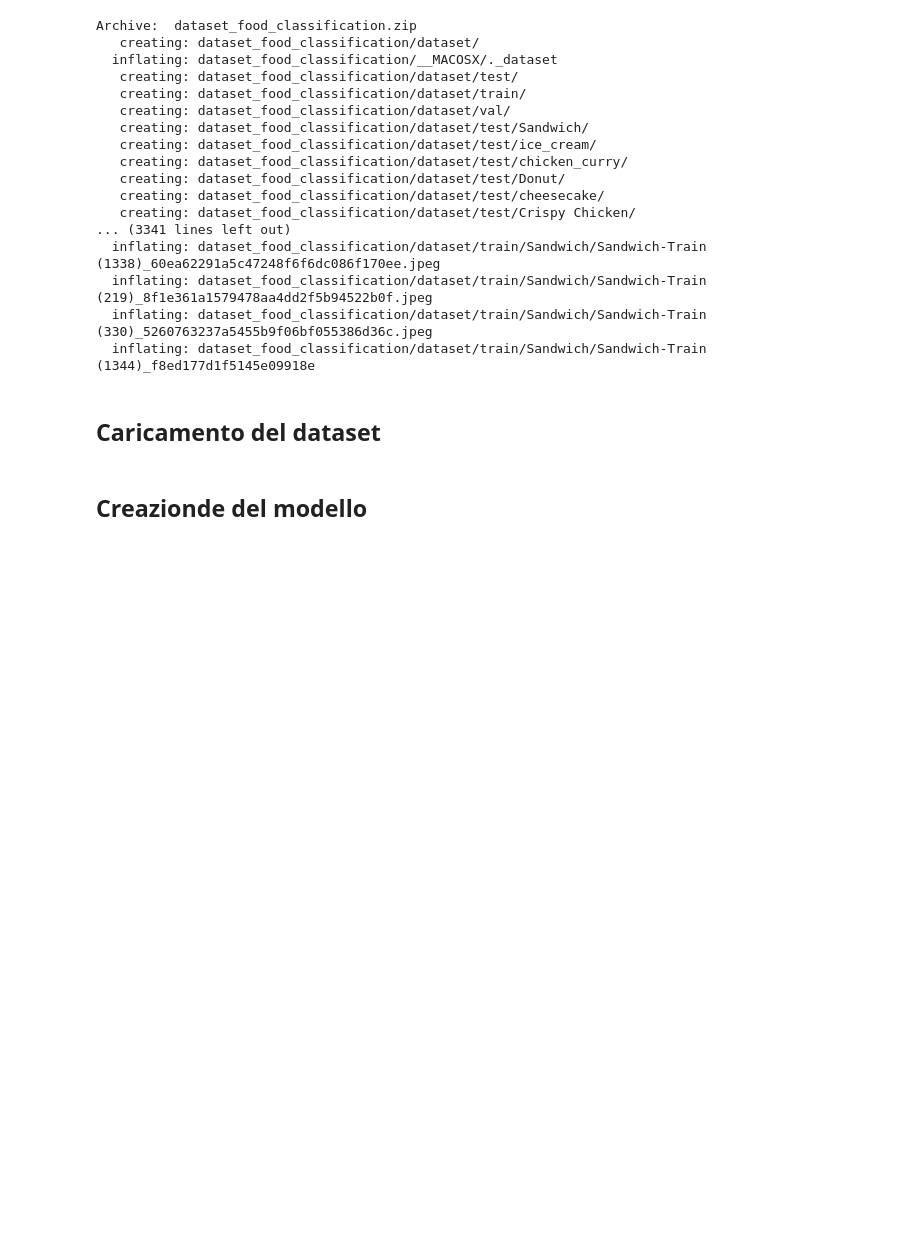
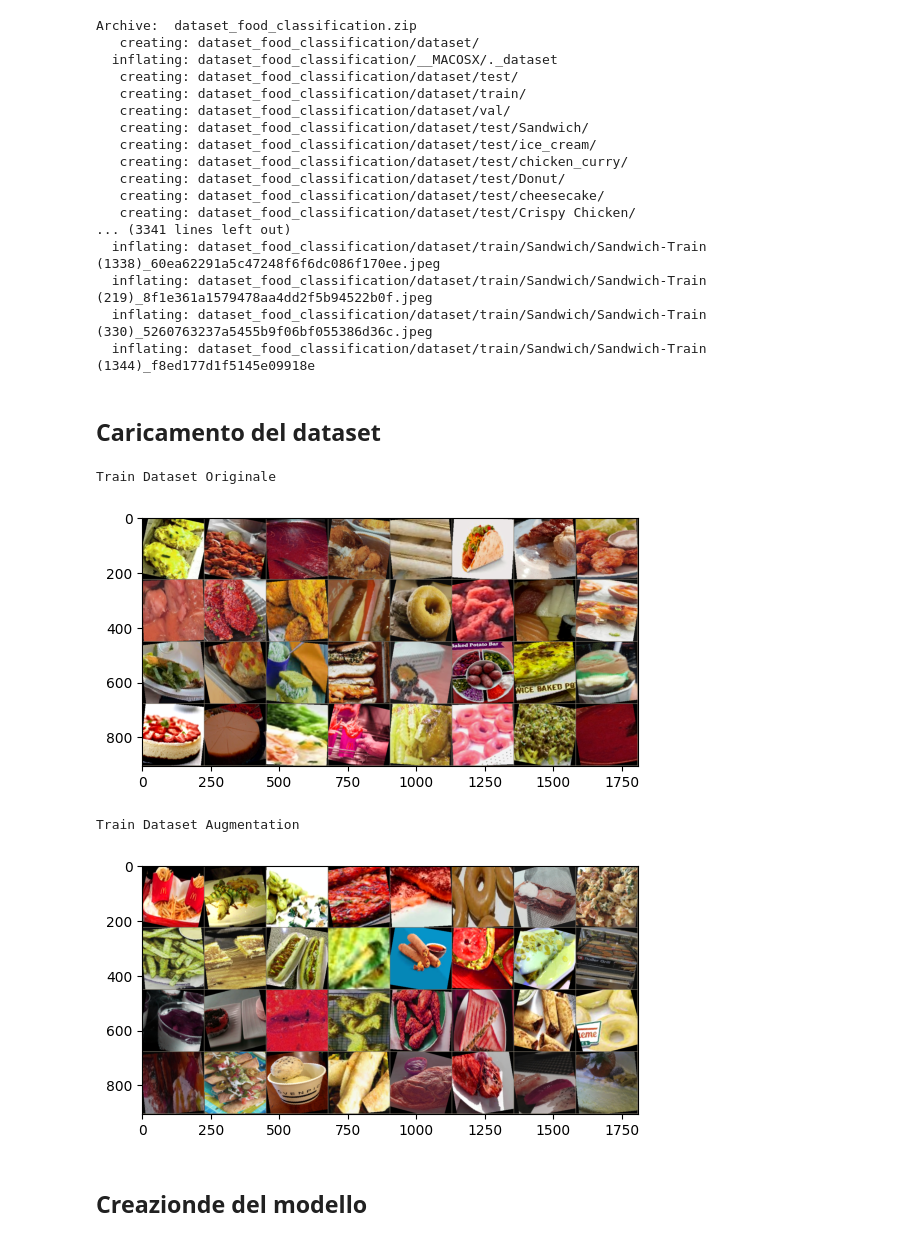
Before and after one commit to gab-25/food_classification, a Jupyter notebook: food_classification.ipynb, the cells around one changed output. Cells and saved outputs as stored; diff of their text form; code cells hidden in the pictures; blank space fills up the shorter version.

```diff
--- a/food_classification.ipynb
+++ b/food_classification.ipynb
@@ -26,37 +26,68 @@ Archive:  dataset_food_classification.zip
 # %% [markdown]
 ## Caricamento del dataset
 # %%
+import torchvision
+import numpy as np
+import matplotlib.pyplot as plt
 from torchvision import transforms
 from torchvision.datasets import ImageFolder
 from torch.utils.data import DataLoader
 
-# Definiamo le trasformazioni per il training e la validazione/test
-# Le trasformazioni di training includono l'augmentation
+# Definiamo le trasformazioni per il training
 train_transforms = transforms.Compose([
-    transforms.RandomResizedCrop(224), # Ritaglia e ridimensiona casualmente a 224x224
-    transforms.RandomHorizontalFlip(), # Riflette orizzontalmente con probabilità 0.5
-    transforms.RandomRotation(15),     # Ruota l'immagine di un angolo casuale tra -15 e +15 gradi
-    transforms.ColorJitter(brightness=0.2, contrast=0.2, saturation=0.2, hue=0.1), # Variazione di colore
-    transforms.ToTensor(),             # Converte l'immagine PIL in un tensore PyTorch
-    transforms.Normalize(mean=[0.485, 0.456, 0.406], std=[0.229, 0.224, 0.225]) # Normalizzazione per modelli pre-addestrati
+    transforms.RandomResizedCrop(224),
+    transforms.RandomHorizontalFlip(),
+    transforms.RandomRotation(15),
+    transforms.ColorJitter(brightness=0.2, contrast=0.2, saturation=0.2, hue=0.1),
+    transforms.ToTensor(),
+    transforms.Normalize(mean=[0.485, 0.456, 0.406], std=[0.229, 0.224, 0.225])
 ])
 
-# Le trasformazioni per la validazione/test sono più semplici
+# Definiamo le trasformazioni per la validazione/test (solo resize)
 val_test_transforms = transforms.Compose([
-    transforms.Resize(256),            # Ridimensiona l'immagine a 256x256
-    transforms.CenterCrop(224),        # Ritaglia il centro a 224x224
+    transforms.Resize((224, 224)), # Ridimensiona direttamente a 224x224
     transforms.ToTensor(),
     transforms.Normalize(mean=[0.485, 0.456, 0.406], std=[0.229, 0.224, 0.225])
 ])
 
 # Creiamo i dataset e i dataloader
 train_dataset = ImageFolder(root='dataset_food_classification/dataset/train', transform=train_transforms)
 val_dataset = ImageFolder(root='dataset_food_classification/dataset/val', transform=val_test_transforms)
 test_dataset = ImageFolder(root='dataset_food_classification/dataset/test', transform=val_test_transforms)
 
 train_loader = DataLoader(train_dataset, batch_size=32, shuffle=True, num_workers=4)
 val_loader = DataLoader(val_dataset, batch_size=32, shuffle=False, num_workers=4)
 test_loader = DataLoader(test_dataset, batch_size=32, shuffle=False, num_workers=4)
+
+# Visualizzazione di un batch di immagini originali e aumentate
+def imshow(inp):
+    """Visualizza un'immagine tensore."""
+    inp = inp.numpy().transpose((1, 2, 0))
+    mean = np.array([0.485, 0.456, 0.406])
+    std = np.array([0.229, 0.224, 0.225])
+    inp = std * inp + mean
+    inp = np.clip(inp, 0, 1)
+    plt.imshow(inp)
+    plt.show()
+
+# Visualizzazione di un batch di immagini originali e aumentate
+train_dataset_original = ImageFolder(root='dataset_food_classification/dataset/train', transform=transforms.Compose([transforms.ToTensor()]))
+train_loader_original = DataLoader(train_dataset, batch_size=32, shuffle=True, num_workers=4)
+
+print("Train Dataset Originale")
+images, labels = next(iter(train_loader_original))
+out = torchvision.utils.make_grid(images)
+imshow(out)
+
+print("Train Dataset Augmentation")
+images, labels = next(iter(train_loader))
+out = torchvision.utils.make_grid(images)
+imshow(out)
+# %% [output]
+Train Dataset Originale
+[figure, added]
+Train Dataset Augmentation
+[figure, added]
 # %% [markdown]
 ## Creazionde del modello
 # %%
```
Also changed, not shown: parts of 4 cells of this notebook.
